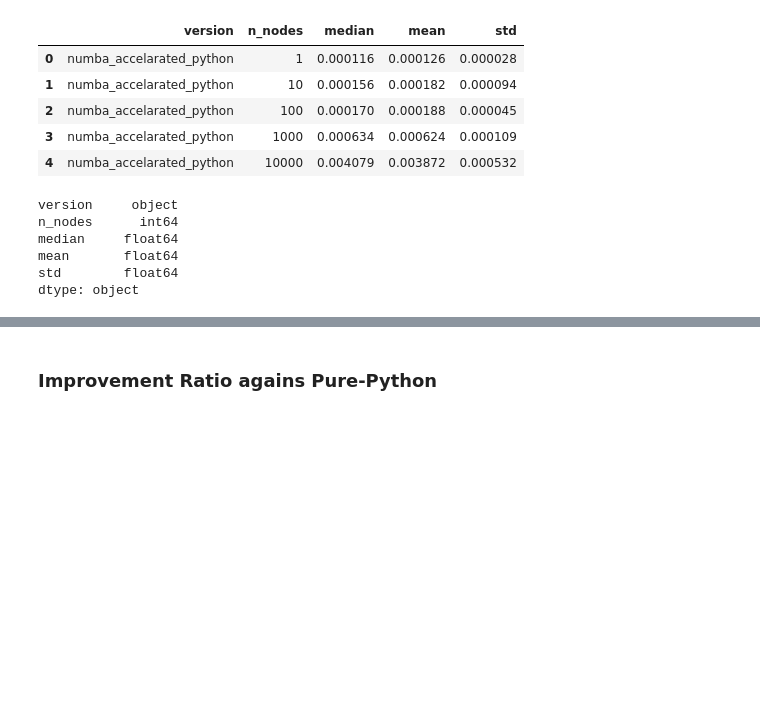
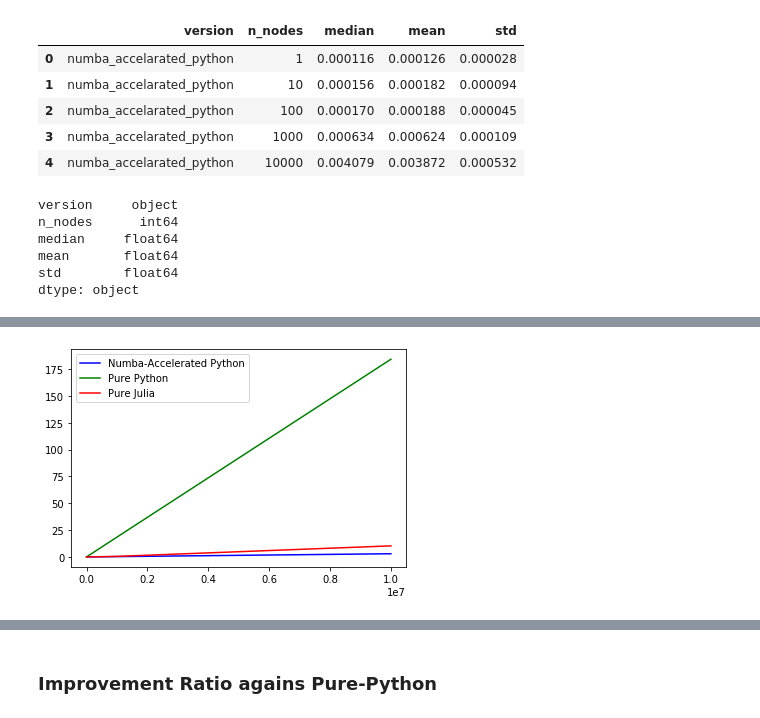
Before and after one commit to AlbertoCastelo/blog-the-2-language-problem, a Jupyter notebook: notebooks/analysis.ipynb, the cells around one changed output, grey strips where cells are left out. Drawn from its saved outputs; the diff is of its cells as text; code cells hidden in the pictures; blank space fills up the shorter version.

```diff
--- a/notebooks/analysis.ipynb
+++ b/notebooks/analysis.ipynb
@@ -70,0 +82,15 @@ ax.set_xticklabels(ax.get_xticklabels(), rotation=90);
+# %%
+plt.figure()
+plt.plot(x_values,
+         data_aggregated[data_aggregated['version'] == 'numba_accelarated_python']['median'].values, color='b')
+plt.plot(x_values,
+         data_aggregated[data_aggregated['version'] == 'pure_python']['median'].values, color='g')
+plt.plot(x_values,
+         data_aggregated[data_aggregated['version'] == 'pure_julia']['median'].values,
+         color='r')
+plt.legend(['Numba-Accelerated Python', 'Pure Python', 'Pure Julia'])
+
+ax.set_xticklabels(ax.get_xticklabels(), rotation=90);
+# ax2.set_title('Linear-Scaled Lineplot')
+# %% [output]
+[figure, added]
```
Also changed, not shown: parts of 12 cells of this notebook.
